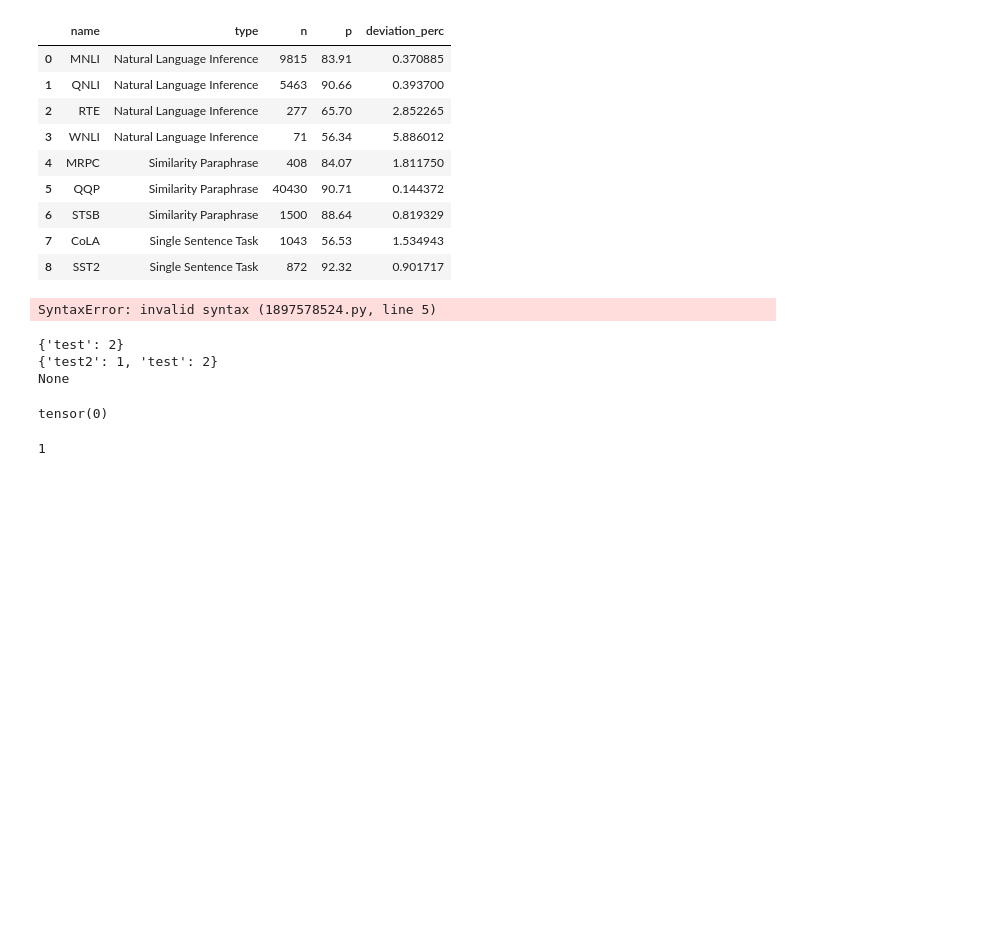
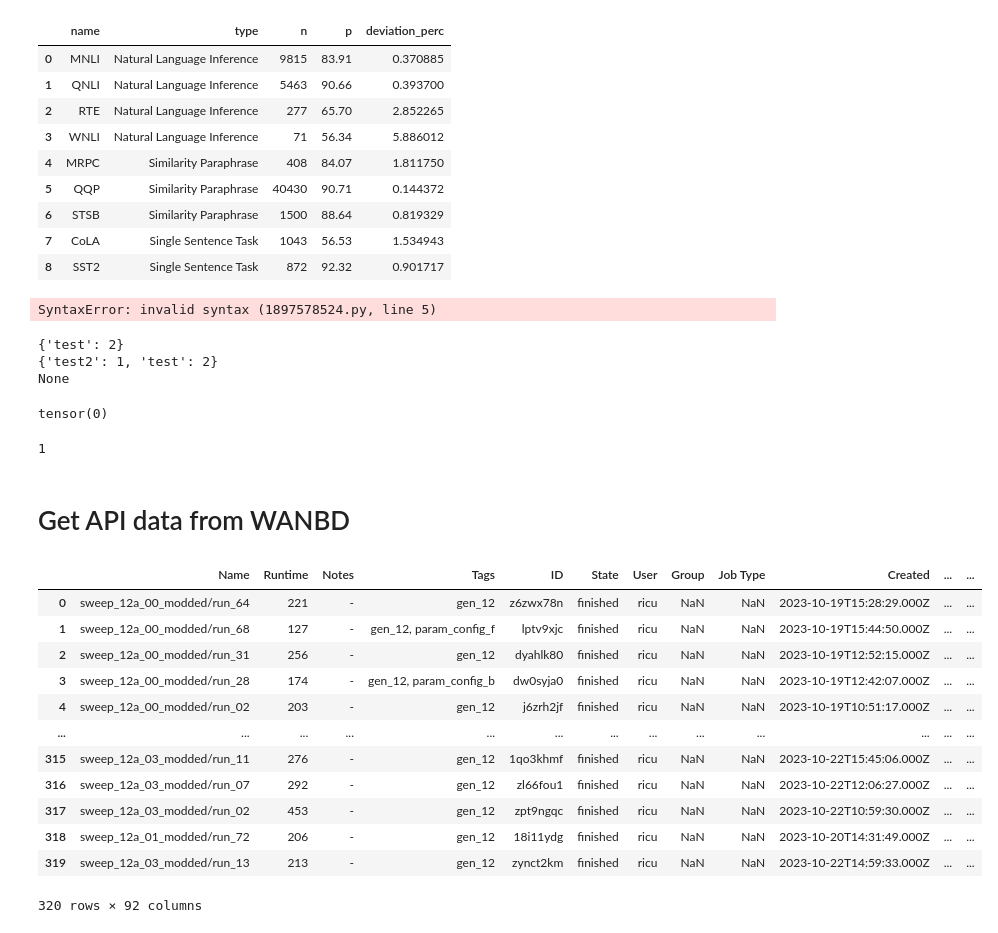
Before and after one commit to Ricu/fantastic-umbrella, a Jupyter notebook: test.ipynb, the cells around one changed output. Saved outputs shown, nothing was run; the diff lists cells and outputs as text; code cells hidden in the pictures; blank space fills up the shorter version.

```diff
--- a/test.ipynb
+++ b/test.ipynb
@@ -1823,3 +1823,5 @@ step = 1
 step % interval
 # %% [output]
 1
+# %% [markdown]
+# Get API data from WANBD
@@ -1825,0 +1860,19 @@ step % interval
+# %%
+import pandas as pd
+# df = pd.read_csv("wandb_export_2023-11-23T20_39_10.208+01_00.csv")
+df = pd.read_csv("wandb_export_2023-11-23T21_21_19.985+01_00.csv")
+df
+# %% [output]
+|  | Name | Runtime | Notes | Tags | ID | State | User | Group | Job Type | Created | ... | ... |
+| 0 | sweep_12a_00_modded/run_64 | 221 | - | gen_12 | z6zwx78n | finished | ricu | NaN | NaN | 2023-10-19T15:28:29.000Z | ... | ... |
+| 1 | sweep_12a_00_modded/run_68 | 127 | - | gen_12, param_config_f | lptv9xjc | finished | ricu | NaN | NaN | 2023-10-19T15:44:50.000Z | ... | ... |
+| 2 | sweep_12a_00_modded/run_31 | 256 | - | gen_12 | dyahlk80 | finished | ricu | NaN | NaN | 2023-10-19T12:52:15.000Z | ... | ... |
+| 3 | sweep_12a_00_modded/run_28 | 174 | - | gen_12, param_config_b | dw0syja0 | finished | ricu | NaN | NaN | 2023-10-19T12:42:07.000Z | ... | ... |
+| 4 | sweep_12a_00_modded/run_02 | 203 | - | gen_12 | j6zrh2jf | finished | ricu | NaN | NaN | 2023-10-19T10:51:17.000Z | ... | ... |
+| ... | ... | ... | ... | ... | ... | ... | ... | ... | ... | ... | ... | ... |
+| 315 | sweep_12a_03_modded/run_11 | 276 | - | gen_12 | 1qo3khmf | finished | ricu | NaN | NaN | 2023-10-22T15:45:06.000Z | ... | ... |
+| 316 | sweep_12a_03_modded/run_07 | 292 | - | gen_12 | zl66fou1 | finished | ricu | NaN | NaN | 2023-10-22T12:06:27.000Z | ... | ... |
+| 317 | sweep_12a_03_modded/run_02 | 453 | - | gen_12 | zpt9ngqc | finished | ricu | NaN | NaN | 2023-10-22T10:59:30.000Z | ... | ... |
+| 318 | sweep_12a_01_modded/run_72 | 206 | - | gen_12 | 18i11ydg | finished | ricu | NaN | NaN | 2023-10-20T14:31:49.000Z | ... | ... |
+| 319 | sweep_12a_03_modded/run_13 | 213 | - | gen_12 | zynct2km | finished | ricu | NaN | NaN | 2023-10-22T14:59:33.000Z | ... | ... |
+320 rows × 92 columns
```
Also changed, not shown: parts of 12 cells of this notebook.
